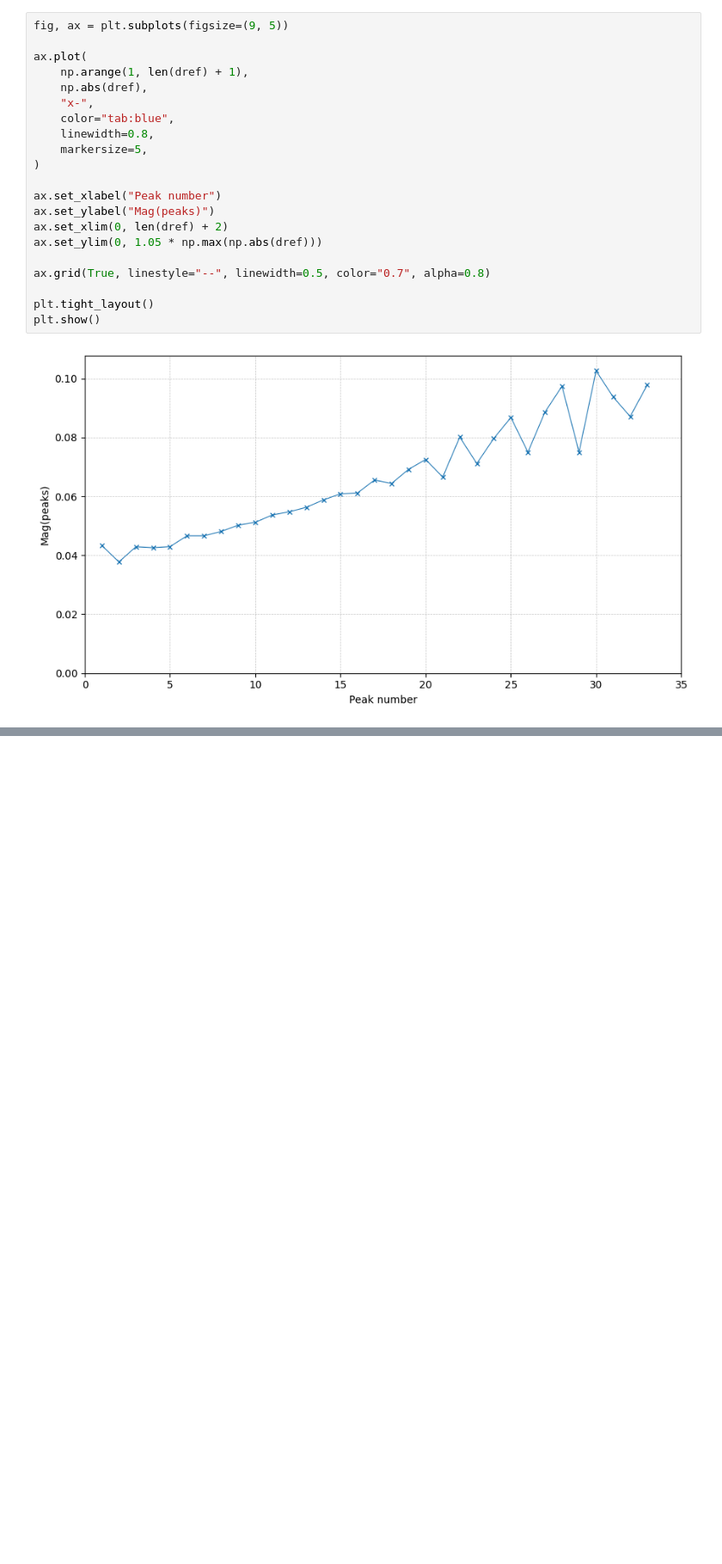
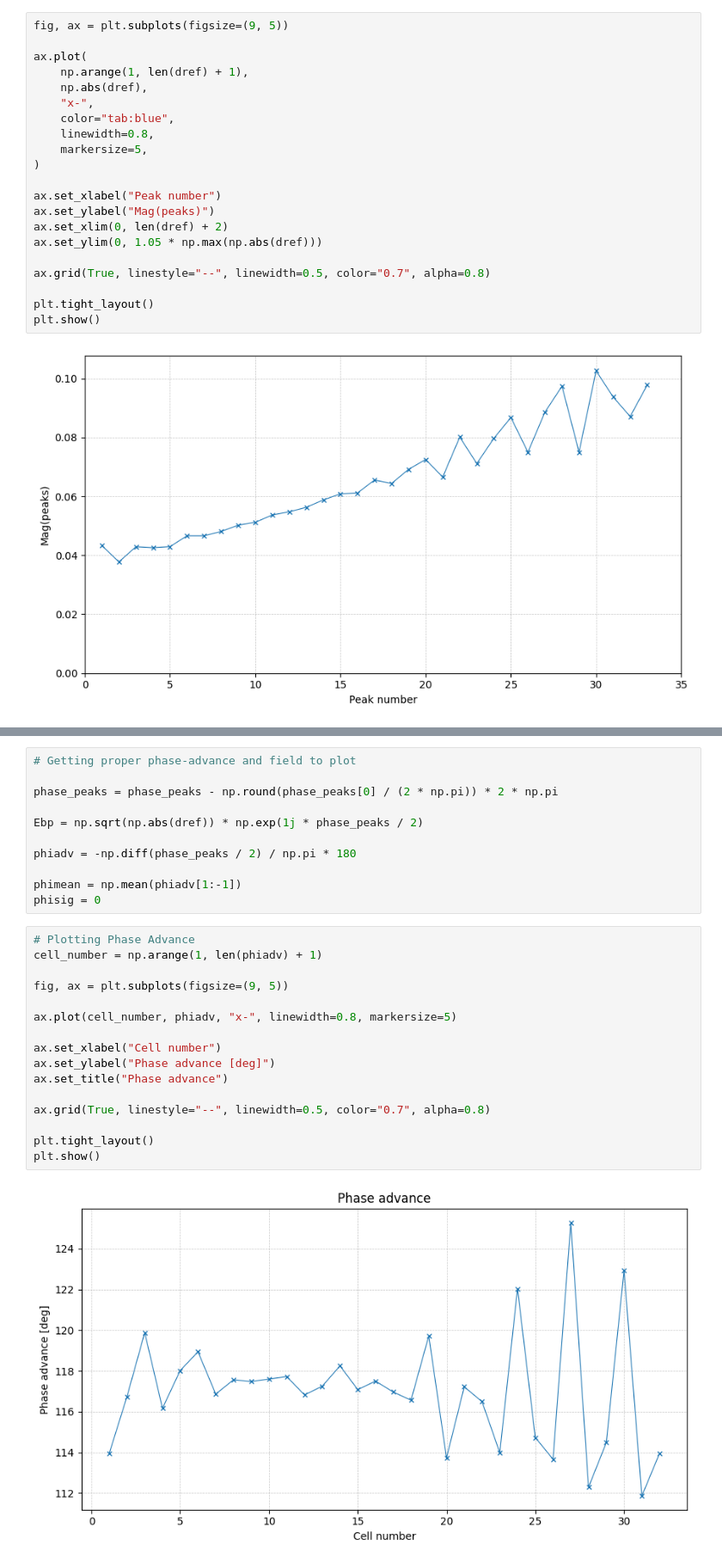
Before and after one commit to lsito/mast, a Jupyter notebook: notebook/Calculations_test.ipynb, the cells around one changed output, grey strips where cells are left out. Shown at 86% size. Cells and saved outputs as stored; diff of their text form; blank space fills up the shorter version.

```diff
--- a/notebook/Calculations_test.ipynb
+++ b/notebook/Calculations_test.ipynb
@@ -660,0 +616,29 @@ plt.show()
+# %%
+# Getting proper phase-advance and field to plot
+
+phase_peaks = phase_peaks - np.round(phase_peaks[0] / (2 * np.pi)) * 2 * np.pi
+
+Ebp = np.sqrt(np.abs(dref)) * np.exp(1j * phase_peaks / 2)
+
+phiadv = -np.diff(phase_peaks / 2) / np.pi * 180
+
+phimean = np.mean(phiadv[1:-1])
+phisig = 0
+# %%
+# Plotting Phase Advance
+cell_number = np.arange(1, len(phiadv) + 1)
+
+fig, ax = plt.subplots(figsize=(9, 5))
+
+ax.plot(cell_number, phiadv, "x-", linewidth=0.8, markersize=5)
+
+ax.set_xlabel("Cell number")
+ax.set_ylabel("Phase advance [deg]")
+ax.set_title("Phase advance")
+
+ax.grid(True, linestyle="--", linewidth=0.5, color="0.7", alpha=0.8)
+
+plt.tight_layout()
+plt.show()
+# %% [output]
+[figure, added]
```
Also changed, not shown: parts of 5 cells of this notebook.
